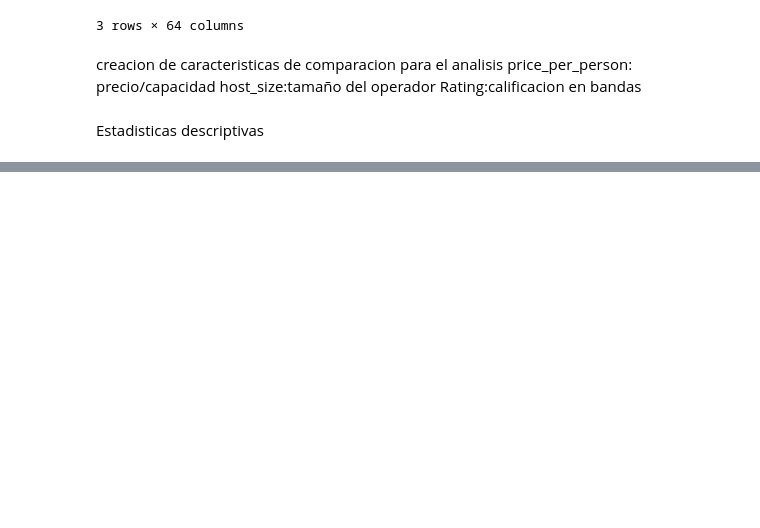
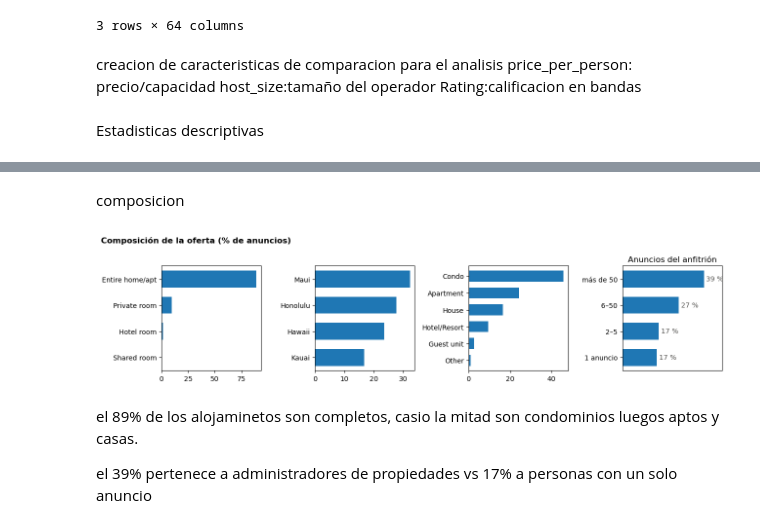
Before and after one commit to Jhonatanclavijo/Reto-Global-Classroom-Anal-tica-de-Airbnb---Hawai, a Jupyter notebook: Analisis exploratorio.ipynb, the cells around one changed output, grey strips where cells are left out. Cells and saved outputs as stored; diff of their text form; code cells hidden in the pictures; blank space fills up the shorter version.

Commit message:
composicion

```diff
--- a/Analisis exploratorio.ipynb
+++ b/Analisis exploratorio.ipynb
@@ -63,3 +63,22 @@ desc.round(2)
 | review_scores_rating | 33590.0 | 4.81 | 0.31 | 1.00 | 4.80 | 4.89 | 4.96 | 5.00 | -5.91 | 53.05 |
 | review_scores_value | 33590.0 | 4.71 | 0.34 | 1.00 | 4.67 | 4.78 | 4.86 | 5.00 | -4.90 | 37.76 |
 | n_amenities | 33590.0 | 43.00 | 15.51 | 0.00 | 32.00 | 43.00 | 55.00 | 77.00 | -0.11 | -0.61 |
+# %% [markdown]
+composicion
+# %%
+fig, axes = plt.subplots(1, 4, figsize=(13, 3.2))
+for ax, (c, titulo) in zip(axes, [("room_type", "Tipo de alojamiento"), ("island", "Isla"),("property_group", "Tipo de edificación"), ("host_size", "Anuncios del anfitrión")]):
+    vc = (df[c].value_counts(normalize=True) * 100).sort_values()
+    ax.barh(vc.index.astype(str), vc.values, height=0.65)
+for y, v in enumerate(vc.values):
+    ax.text(v + 1, y, f"{v:.0f} %", va="center", color="#52514e")
+ax.set_title(titulo); ax.set_xlim(0, vc.max() * 1.22); ax.grid(False); ax.set_xticks([])
+plt.suptitle("Composición de la oferta (% de anuncios)", x=0.01 ,ha="left", fontweight="bold")
+plt.tight_layout()
+plt.show()
+# %% [output]
+[figure, added]
+# %% [markdown]
+el 89% de los alojaminetos son completos, casio la mitad son condominios luegos aptos y casas.
+
+el 39% pertenece a administradores de propiedades vs 17% a personas con un solo anuncio
```
